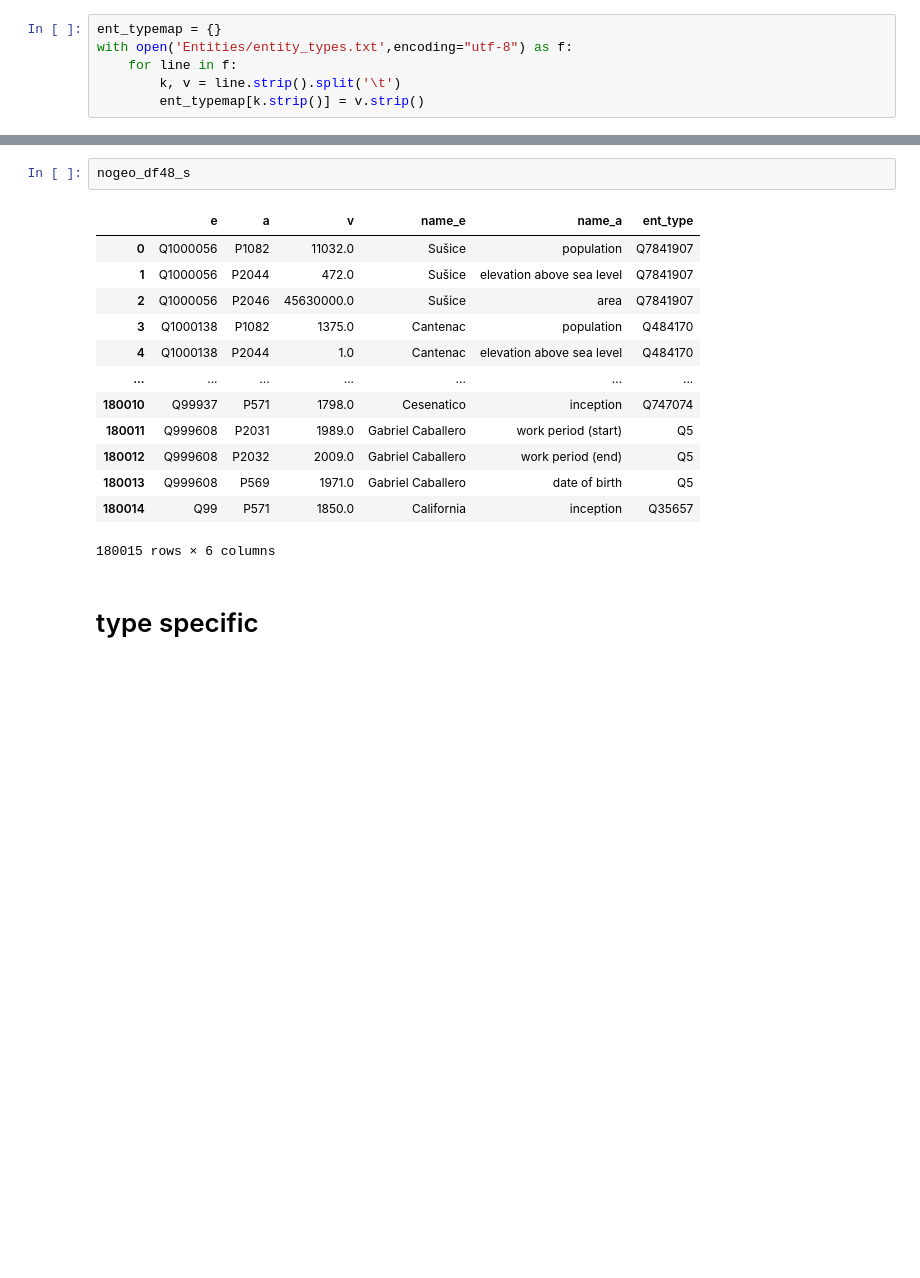
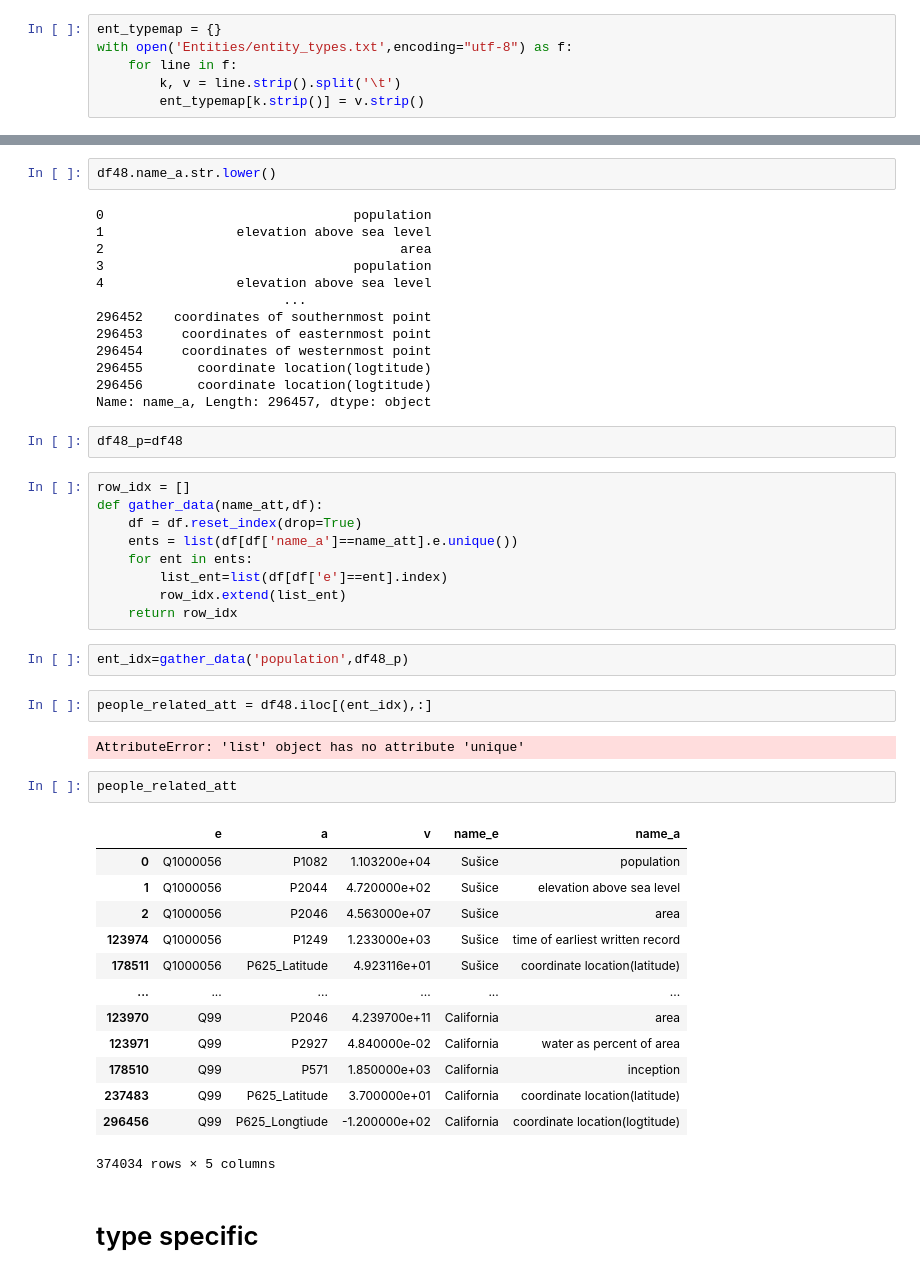
Before and after one commit to tinginde/Kgc-attribute-value-prediction-with-constraints, a Jupyter notebook: LiterallyWikidata/Lit48_Numericaltriples_Preprocessing_ver03.ipynb, the cells around one changed output, grey strips where cells are left out. Saved outputs shown, nothing was run; the diff lists cells and outputs as text; blank space fills up the shorter version.

Commit message:
pop_related data adding

```diff
--- a/LiterallyWikidata/Lit48_Numericaltriples_Preprocessing_ver03.ipynb
+++ b/LiterallyWikidata/Lit48_Numericaltriples_Preprocessing_ver03.ipynb
@@ -370,19 +259,51 @@ triple number of df48: 180015, num of df48_entity: 47753, num of df48_attribute:
 # %%
-nogeo_df48_s
+df48.name_a.str.lower()
 # %% [output]
-|  | e | a | v | name_e | name_a | ent_type |
-| 0 | Q1000056 | P1082 | 11032.0 | Sušice | population | Q7841907 |
-| 1 | Q1000056 | P2044 | 472.0 | Sušice | elevation above sea level | Q7841907 |
-| 2 | Q1000056 | P2046 | 45630000.0 | Sušice | area | Q7841907 |
-| 3 | Q1000138 | P1082 | 1375.0 | Cantenac | population | Q484170 |
-| 4 | Q1000138 | P2044 | 1.0 | Cantenac | elevation above sea level | Q484170 |
-| ... | ... | ... | ... | ... | ... | ... |
-| 180010 | Q99937 | P571 | 1798.0 | Cesenatico | inception | Q747074 |
-| 180011 | Q999608 | P2031 | 1989.0 | Gabriel Caballero | work period (start) | Q5 |
-| 180012 | Q999608 | P2032 | 2009.0 | Gabriel Caballero | work period (end) | Q5 |
-| 180013 | Q999608 | P569 | 1971.0 | Gabriel Caballero | date of birth | Q5 |
-| 180014 | Q99 | P571 | 1850.0 | California | inception | Q35657 |
-180015 rows × 6 columns
+0                                population
+1                 elevation above sea level
+2                                      area
+3                                population
+4                 elevation above sea level
+                        ...
+296452    coordinates of southernmost point
+296453     coordinates of easternmost point
+296454     coordinates of westernmost point
+296455       coordinate location(logtitude)
+296456       coordinate location(logtitude)
+Name: name_a, Length: 296457, dtype: object
+# %%
+df48_p=df48
+# %%
+row_idx = []
+def gather_data(name_att,df):
+    df = df.reset_index(drop=True)
+    ents = list(df[df['name_a']==name_att].e.unique())
+    for ent in ents:
+        list_ent=list(df[df['e']==ent].index)
+        row_idx.extend(list_ent)
+    return row_idx
+# %%
+ent_idx=gather_data('population',df48_p)
+# %%
+people_related_att = df48.iloc[(ent_idx),:]
+# %% [output]
+AttributeError: 'list' object has no attribute 'unique'
+# %%
+people_related_att
+# %% [output]
+|  | e | a | v | name_e | name_a |
+| 0 | Q1000056 | P1082 | 1.103200e+04 | Sušice | population |
+| 1 | Q1000056 | P2044 | 4.720000e+02 | Sušice | elevation above sea level |
+| 2 | Q1000056 | P2046 | 4.563000e+07 | Sušice | area |
+| 123974 | Q1000056 | P1249 | 1.233000e+03 | Sušice | time of earliest written record |
+| 178511 | Q1000056 | P625_Latitude | 4.923116e+01 | Sušice | coordinate location(latitude) |
+| ... | ... | ... | ... | ... | ... |
+| 123970 | Q99 | P2046 | 4.239700e+11 | California | area |
+| 123971 | Q99 | P2927 | 4.840000e-02 | California | water as percent of area |
+| 178510 | Q99 | P571 | 1.850000e+03 | California | inception |
+| 237483 | Q99 | P625_Latitude | 3.700000e+01 | California | coordinate location(latitude) |
+| 296456 | Q99 | P625_Longtiude | -1.200000e+02 | California | coordinate location(logtitude) |
+374034 rows × 5 columns
 # %% [markdown]
 # type specific
 # %%
```
Also changed, not shown: parts of 61 cells of this notebook, 4 other files.
